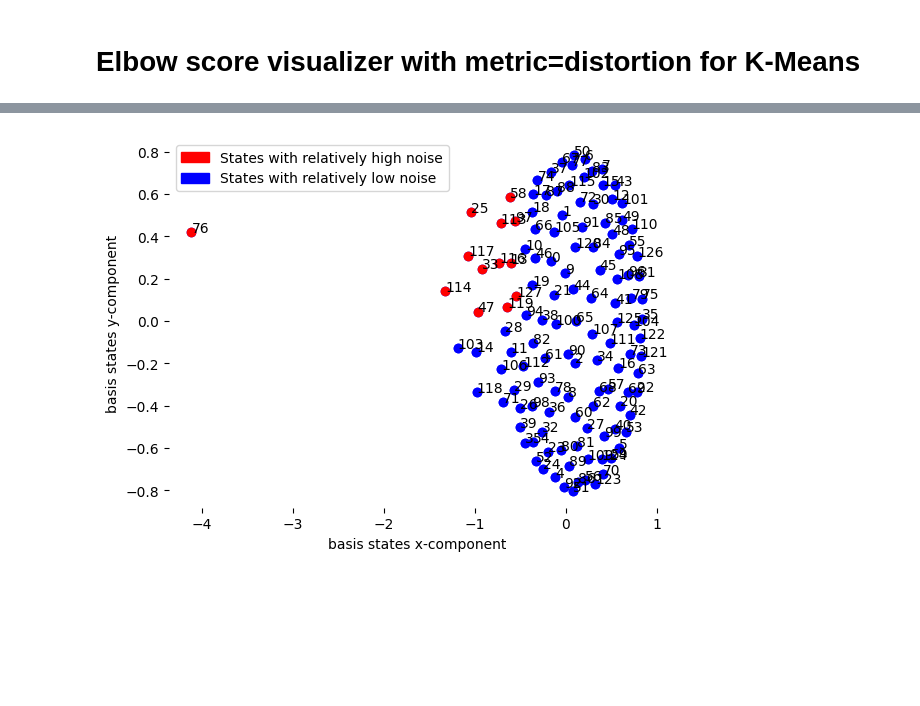
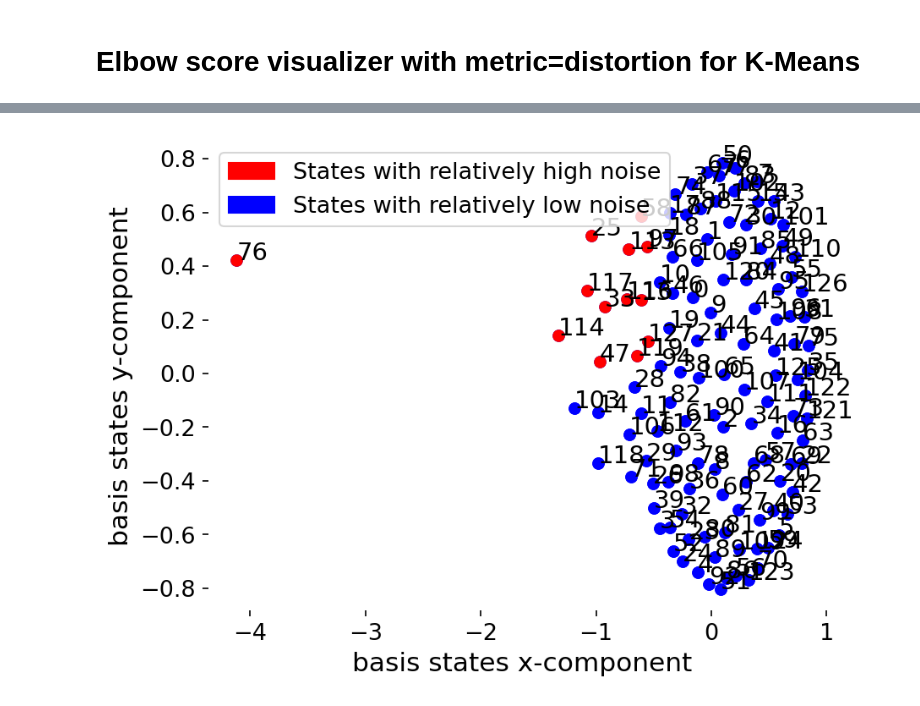
Before and after one commit to psenap/QSW_Quantum_Visualization, a Jupyter notebook: testNairobi_Class9.ipynb, the cells around one changed output, grey strips where cells are left out. Saved outputs shown, nothing was run; the diff lists cells and outputs as text; code cells hidden in the pictures; blank space fills up the shorter version.

```diff
--- a/testNairobi_Class9.ipynb
+++ b/testNairobi_Class9.ipynb
@@ -113,5 +122,14 @@ plt.rcParams['figure.dpi'] = 100
 # %%
 import matplotlib.pyplot as plt
+plt.rcParams.update({
+    "figure.dpi":     150,   # overall pixel density
+    "font.size":      14,    # base font size for everything
+    "axes.titlesize": 16,    # title
+    "axes.labelsize": 15,    # x- & y-axis labels
+    "xtick.labelsize":13,    # tick labels
+    "ytick.labelsize":13,
+    "legend.fontsize":13,
+})
 
 
 def kl(p, q):
@@ -189,6 +207,15 @@ X_transformed = embedding.fit_transform(dissimilarity_mat)
 # Elbow score visualizer with metric=distortion for K-Means
 # %%
 import matplotlib.pyplot as plt
+plt.rcParams.update({
+    "figure.dpi":     150,   # overall pixel density
+    "font.size":      14,    # base font size for everything
+    "axes.titlesize": 16,    # title
+    "axes.labelsize": 15,    # x- & y-axis labels
+    "xtick.labelsize":13,    # tick labels
+    "ytick.labelsize":13,
+    "legend.fontsize":13,
+})
 
 fig = plt.figure()
 ax = fig.add_subplot()
@@ -219,6 +246,15 @@ from matplotlib.colors import Normalize
 import matplotlib.pyplot as plt
 import matplotlib as mpl
 
+plt.rcParams.update({
+    "figure.dpi":     150,   # overall pixel density
+    "font.size":      14,    # base font size for everything
+    "axes.titlesize": 16,    # title
+    "axes.labelsize": 15,    # x- & y-axis labels
+    "xtick.labelsize":13,    # tick labels
+    "ytick.labelsize":13,
+    "legend.fontsize":13,
+})
 
 
 plt.figure()
@@ -350,6 +386,15 @@ plt.show()
 # https://waldyrious.net/viridis-palette-generator/
 
 import matplotlib.pyplot as plt
+plt.rcParams.update({
+    "figure.dpi":     150,   # overall pixel density
+    "font.size":      14,    # base font size for everything
+    "axes.titlesize": 16,    # title
+    "axes.labelsize": 15,    # x- & y-axis labels
+    "xtick.labelsize":13,    # tick labels
+    "ytick.labelsize":13,
+    "legend.fontsize":13,
+})
 
 
 labels = ['t'+str(i+1) for i in range(numClusters)]
@@ -387,6 +432,15 @@ The `scale` parameter has been renamed and will be removed in v0.15.0. Pass `den
 CLUSTERING AS PER VARIANCE
 # %%
 import matplotlib.pyplot as plt
+plt.rcParams.update({
+    "figure.dpi":     150,   # overall pixel density
+    "font.size":      14,    # base font size for everything
+    "axes.titlesize": 16,    # title
+    "axes.labelsize": 15,    # x- & y-axis labels
+    "xtick.labelsize":13,    # tick labels
+    "ytick.labelsize":13,
+    "legend.fontsize":13,
+})
 
 embedding = MDS(n_components=2, normalized_stress='auto', dissimilarity='precomputed',random_state=1)
 X_transformed = embedding.fit_transform(dissimilarity_mat)
@@ -485,31 +539,31 @@ for i in range(numClusters):
         cluster_index = np.where(representativeClusterMemberIndices==label)[0][0]
         plt.scatter(X_transformed[np.where(kmeans.labels_==cluster_index),0],
                     X_transformed[np.where(kmeans.labels_==cluster_index),1], c = "red")
         lenX = len(X_transformed[np.where(kmeans.labels_== cluster_index)])
         for j in range(lenX):
                 plt.annotate(str(np.where(kmeans.labels_== cluster_index)[0][j]), (X_transformed[np.where(kmeans.labels_== cluster_index),0][0][j],
                                                                     X_transformed[np.where(kmeans.labels_== cluster_index),1][0][j] + 0.001))
     else:
         cluster_index = np.where(representativeClusterMemberIndices==label)[0][0]
         plt.scatter(X_transformed[np.where(kmeans.labels_==cluster_index),0],
                     X_transformed[np.where(kmeans.labels_==cluster_index),1], c = "blue")
         lenX = len(X_transformed[np.where(kmeans.labels_== cluster_index)])
         for j in range(lenX):
                 plt.annotate(str(np.where(kmeans.labels_== cluster_index)[0][j]), (X_transformed[np.where(kmeans.labels_== cluster_index),0][0][j],
                                                                     X_transformed[np.where(kmeans.labels_== cluster_index),1][0][j] + 0.001))
 
     color_index+=1
 
 
 
 plt.xlabel("basis states x-component")
 plt.ylabel("basis states y-component")
 red_patch = mpatches.Patch(color='red', label='States with relatively high noise')
 blue_patch = mpatches.Patch(color='blue', label='States with relatively low noise')
 # red_patch.set_linewidth(0.01)
 plt.legend(handles=[red_patch, blue_patch])
 plt.gca().set(frame_on=False)
 plt.grid(False)
 plt.show()
 # %% [output]
-[figure, old version]
+[figure, new version]
```
Also changed, not shown: parts of 5 cells of this notebook, 6 other files.
